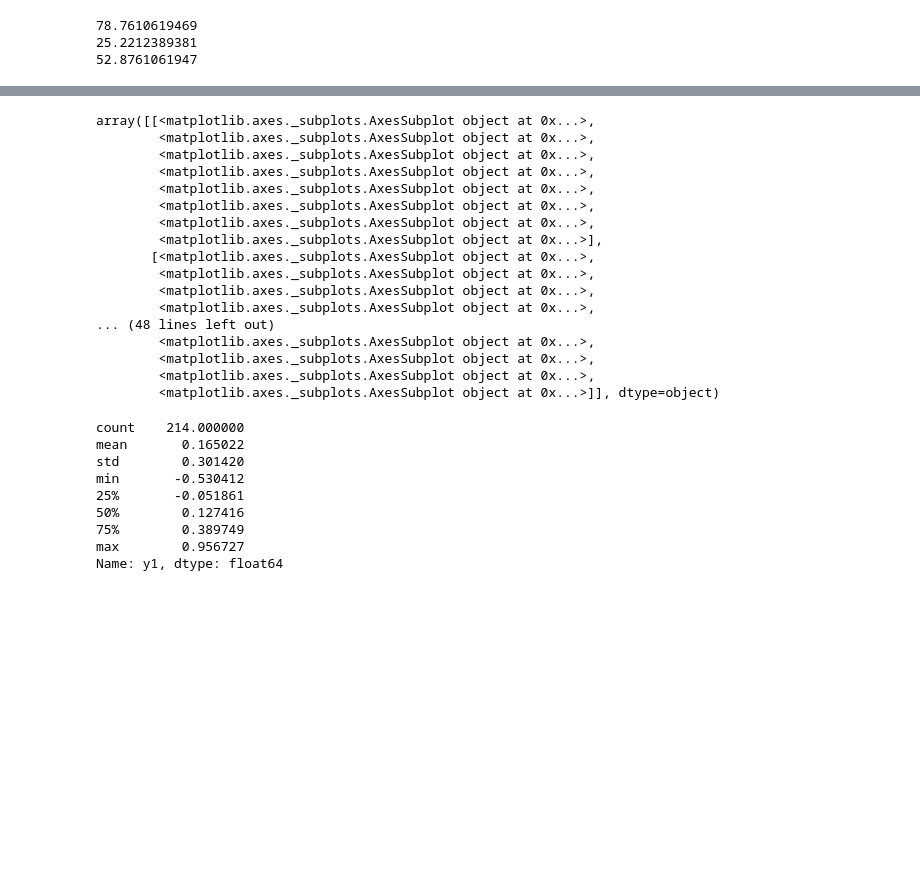
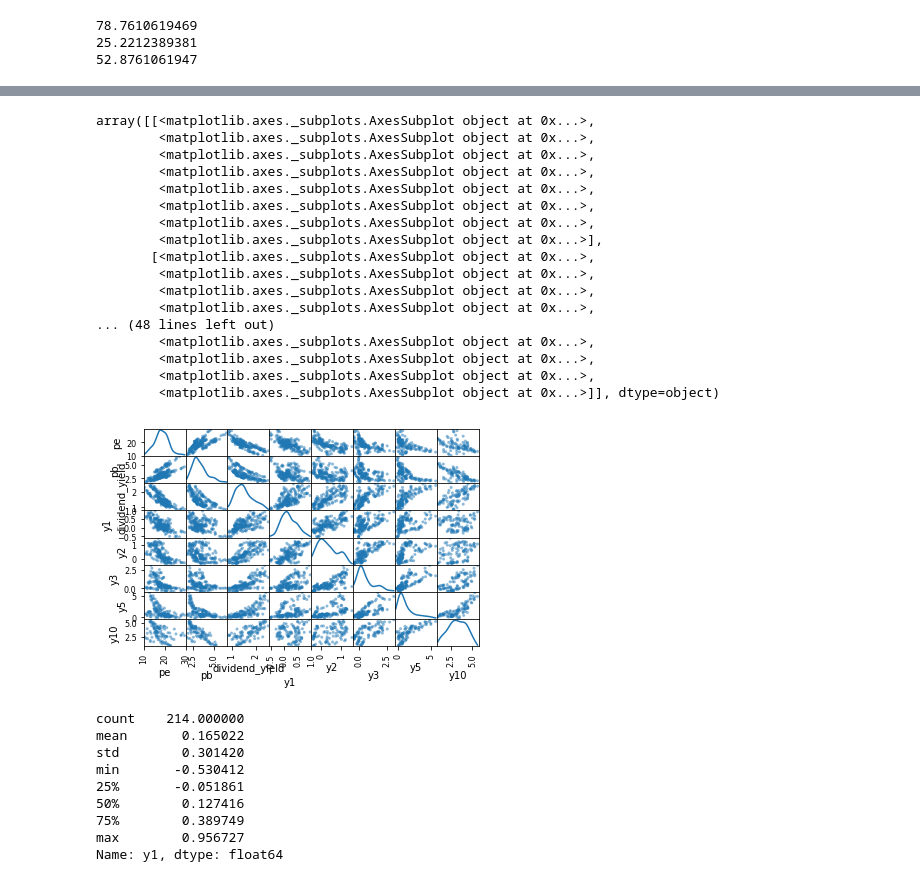
Before and after one commit to icymist/investing, a Jupyter notebook: analysis_bse_sensex.ipynb, the cells around one changed output, grey strips where cells are left out. Saved outputs shown, nothing was run; the diff lists cells and outputs as text; code cells hidden in the pictures; blank space fills up the shorter version.

```diff
--- a/analysis_bse_sensex.ipynb
+++ b/analysis_bse_sensex.ipynb
@@ -191,22 +194,23 @@ OLS Regression Results
 | Skew: | -0.053 | Prob(JB): | 0.00340 |
 | Kurtosis: | 4.194 | Cond. No. | 8.79 |
 # %%
-pd.scatter_matrix(df[['pe', 'pb', 'dividend_yield', 'y1', 'y2', 'y3', 'y5', 'y10']], diagonal='kde')
+pd.plotting.scatter_matrix(df[['pe', 'pb', 'dividend_yield', 'y1', 'y2', 'y3', 'y5', 'y10']], diagonal='kde')
 # %% [output]
 array([[<matplotlib.axes._subplots.AxesSubplot object at 0x...>,
         <matplotlib.axes._subplots.AxesSubplot object at 0x...>,
         <matplotlib.axes._subplots.AxesSubplot object at 0x...>,
         <matplotlib.axes._subplots.AxesSubplot object at 0x...>,
         <matplotlib.axes._subplots.AxesSubplot object at 0x...>,
         <matplotlib.axes._subplots.AxesSubplot object at 0x...>,
         <matplotlib.axes._subplots.AxesSubplot object at 0x...>,
         <matplotlib.axes._subplots.AxesSubplot object at 0x...>],
        [<matplotlib.axes._subplots.AxesSubplot object at 0x...>,
         <matplotlib.axes._subplots.AxesSubplot object at 0x...>,
         <matplotlib.axes._subplots.AxesSubplot object at 0x...>,
         <matplotlib.axes._subplots.AxesSubplot object at 0x...>,
 ... (48 lines left out)
         <matplotlib.axes._subplots.AxesSubplot object at 0x...>,
         <matplotlib.axes._subplots.AxesSubplot object at 0x...>,
         <matplotlib.axes._subplots.AxesSubplot object at 0x...>,
         <matplotlib.axes._subplots.AxesSubplot object at 0x...>]], dtype=object)
+[figure, added]
```
Also changed, not shown: parts of 19 cells of this notebook.
